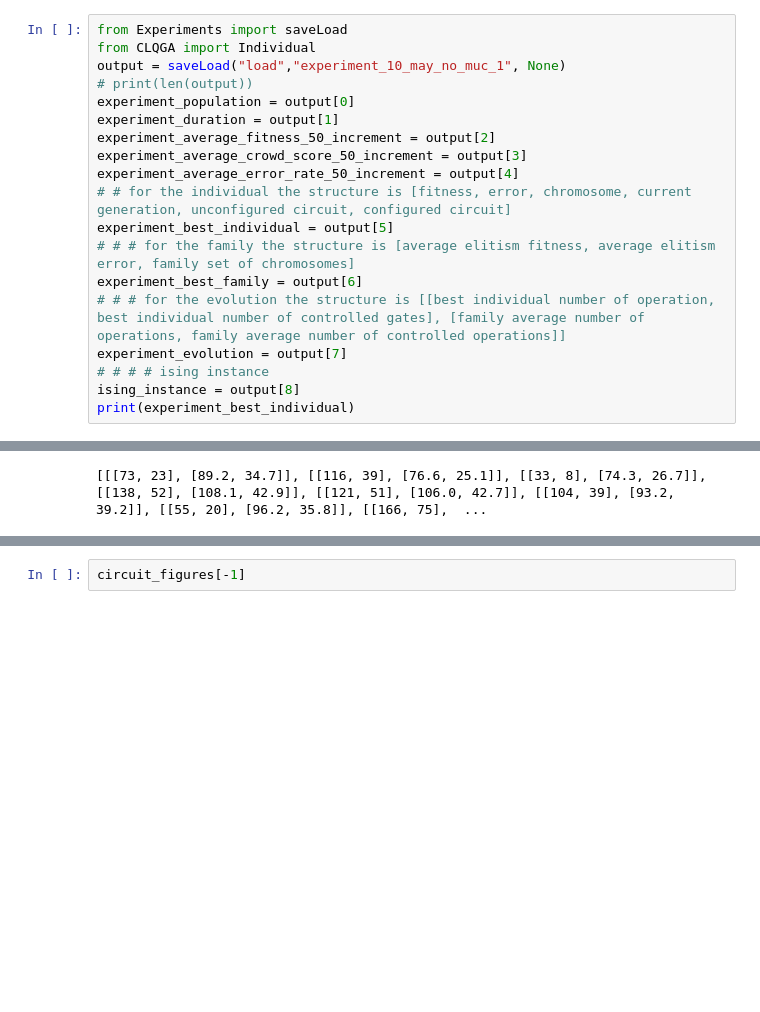
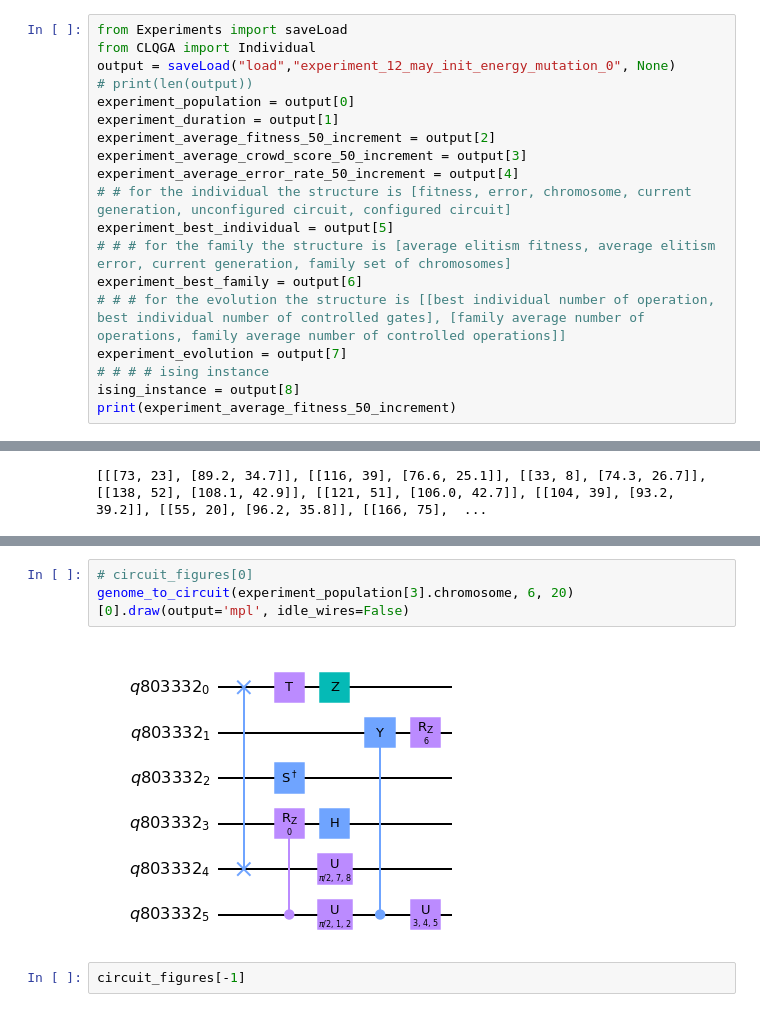
Before and after one commit to RichardMiddelkoop/GCQS, a Jupyter notebook: test.ipynb, the cells around one changed output, grey strips where cells are left out. Cells and saved outputs as stored; diff of their text form; blank space fills up the shorter version.

```diff
--- a/test.ipynb
+++ b/test.ipynb
@@ -53,7 +53,7 @@ print(sum(match_percentage)/len(match_percentage))
 # %%
 from Experiments import saveLoad
 from CLQGA import Individual
-output = saveLoad("load","experiment_10_may_no_muc_1", None)
+output = saveLoad("load","experiment_12_may_init_energy_mutation_0", None)
 # print(len(output))
 experiment_population = output[0]
 experiment_duration = output[1]
@@ -62,11 +62,11 @@ experiment_average_crowd_score_50_increment = output[3]
 experiment_average_error_rate_50_increment = output[4]
 # # for the individual the structure is [fitness, error, chromosome, current generation, unconfigured circuit, configured circuit]
 experiment_best_individual = output[5]
-# # # for the family the structure is [average elitism fitness, average elitism error, family set of chromosomes]
+# # # for the family the structure is [average elitism fitness, average elitism error, current generation, family set of chromosomes]
 experiment_best_family = output[6]
 # # # for the evolution the structure is [[best individual number of operation, best individual number of controlled gates], [family average number of operations, family average number of controlled operations]]
 experiment_evolution = output[7]
 # # # # ising instance
 ising_instance = output[8]
-print(experiment_best_individual)
+print(experiment_average_fitness_50_increment)
 # %% [output]
@@ -176,3 +243,8 @@ circuit_figures[0]
+# %%
+# circuit_figures[0]
+genome_to_circuit(experiment_population[3].chromosome, 6, 20)[0].draw(output='mpl', idle_wires=False)
+# %% [output]
+[figure, added]
 # %%
 circuit_figures[-1]
 # %% [output]
```
Also changed, not shown: parts of 7 cells of this notebook, 18 other files.
